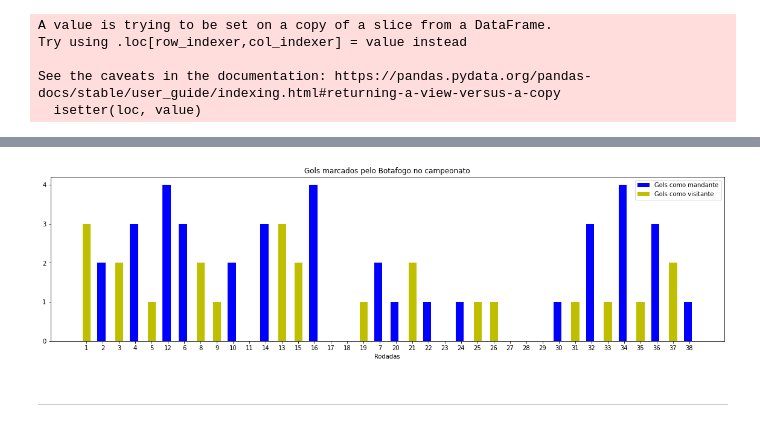
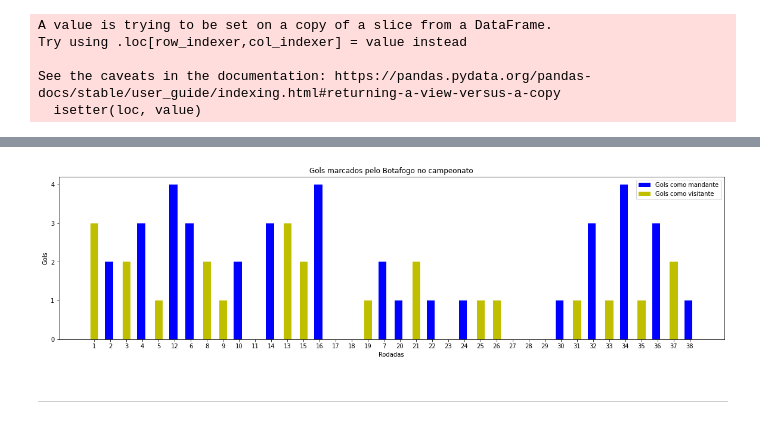
Before and after one commit to daniazevedo7/Projetos-Data-Science, a Jupyter notebook: analise_botafogo_campeonato_brasileiro2007/analise_botafogo_campeonato_brasileiro2007.ipynb, the cells around one changed output, grey strips where cells are left out. Drawn from its saved outputs; the diff is of its cells as text; code cells hidden in the pictures.

```diff
--- a/analise_botafogo_campeonato_brasileiro2007/analise_botafogo_campeonato_brasileiro2007.ipynb
+++ b/analise_botafogo_campeonato_brasileiro2007/analise_botafogo_campeonato_brasileiro2007.ipynb
@@ -733,28 +733,29 @@ jogos_botafogo.head()
 # %%
 %matplotlib inline
 
 # Criar eixo x para gol mandante e gol visitante
 x1 = np.arange(len(jogos_botafogo['Rodada']))
 x2 = [x + 0.10 for x in x1]
 
 # Alterar as dimensões do gráfico
 fig, ax = plt.subplots(figsize=(20,5))
 
 # Plota as barras
 plt.bar(x1, jogos_botafogo['Gol Botafogo Mandante'], width=0.50, label='Gols como mandante', color='b')
 plt.bar(x2, jogos_botafogo['Gol Botafogo Visitante'], width=0.50,label='Gols como visitante', color='y')
 
 plt.xticks([x + 0.08 for x in range(len(jogos_botafogo['Rodada']))], jogos_botafogo['Rodada'])
 plt.yticks(np.arange(5))
 
 plt.xlabel('Rodadas')
+plt.ylabel('Gols')
 
 plt.legend()
 
 plt.title("Gols marcados pelo Botafogo no campeonato")
 plt.show()
 # %% [output]
-[figure, old version]
+[figure, new version]
 # %% [markdown]
 
 
```
Also changed, not shown: parts of 1 cell of this notebook.
